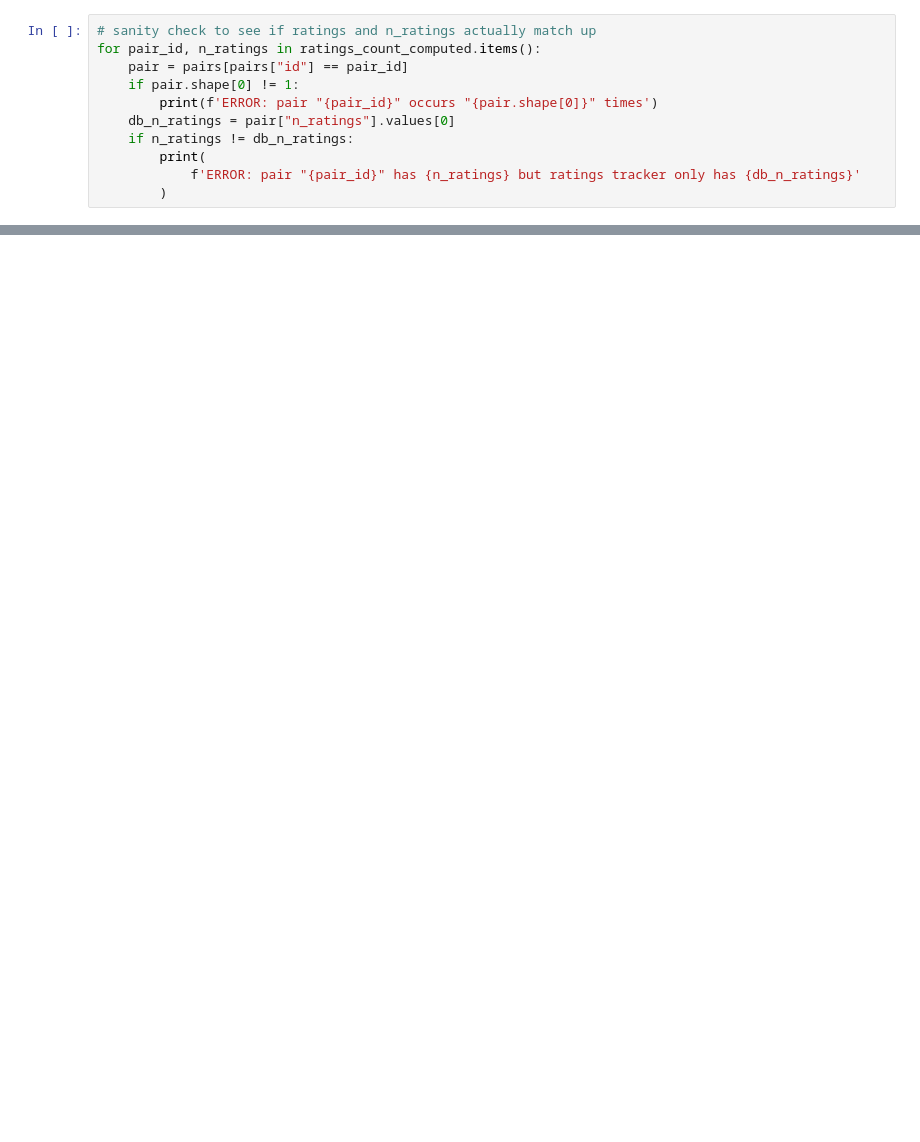
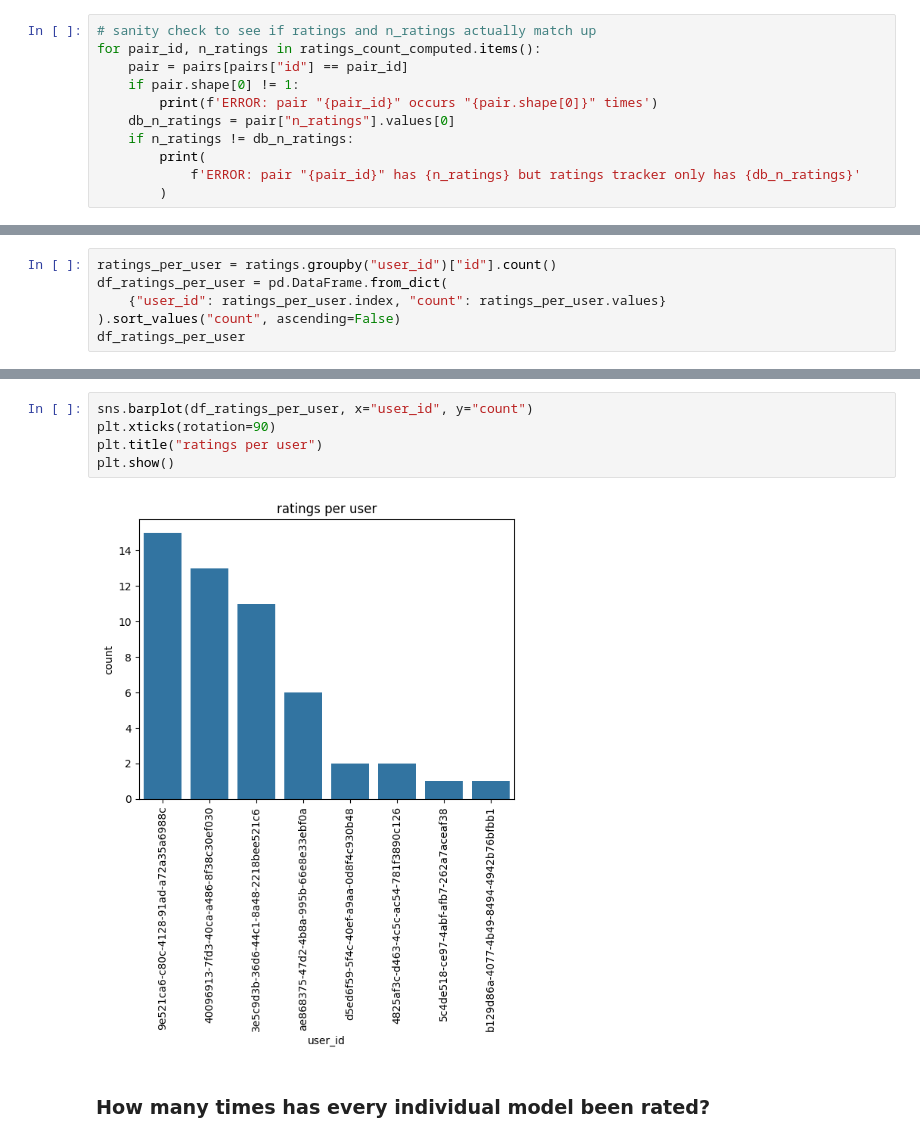
Before and after one commit to PaulErpen/eval-viewer, a Jupyter notebook: scripts/report.ipynb, the cells around one changed output, grey strips where cells are left out. Saved outputs shown, nothing was run; the diff lists cells and outputs as text; blank space fills up the shorter version.

```diff
--- a/scripts/report.ipynb
+++ b/scripts/report.ipynb
@@ -103,0 +88,6 @@ ratings
+# %%
+ratings_per_user = ratings.groupby("user_id")["id"].count()
+df_ratings_per_user = pd.DataFrame.from_dict(
+    {"user_id": ratings_per_user.index, "count": ratings_per_user.values}
+).sort_values("count", ascending=False)
+df_ratings_per_user
@@ -103,0 +104,9 @@ ratings
+# %%
+sns.barplot(df_ratings_per_user, x="user_id", y="count")
+plt.xticks(rotation=90)
+plt.title("ratings per user")
+plt.show()
+# %% [output]
+[figure, added]
+# %% [markdown]
+### How many times has every individual model been rated?
```
Also changed, not shown: parts of 20 cells of this notebook, 2 other files.
